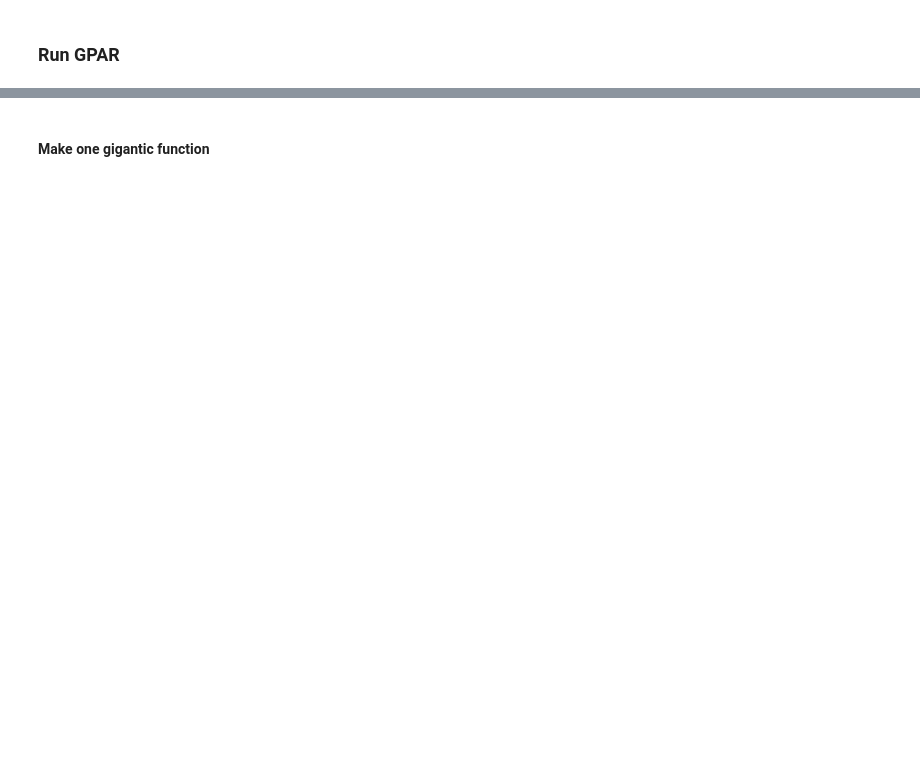
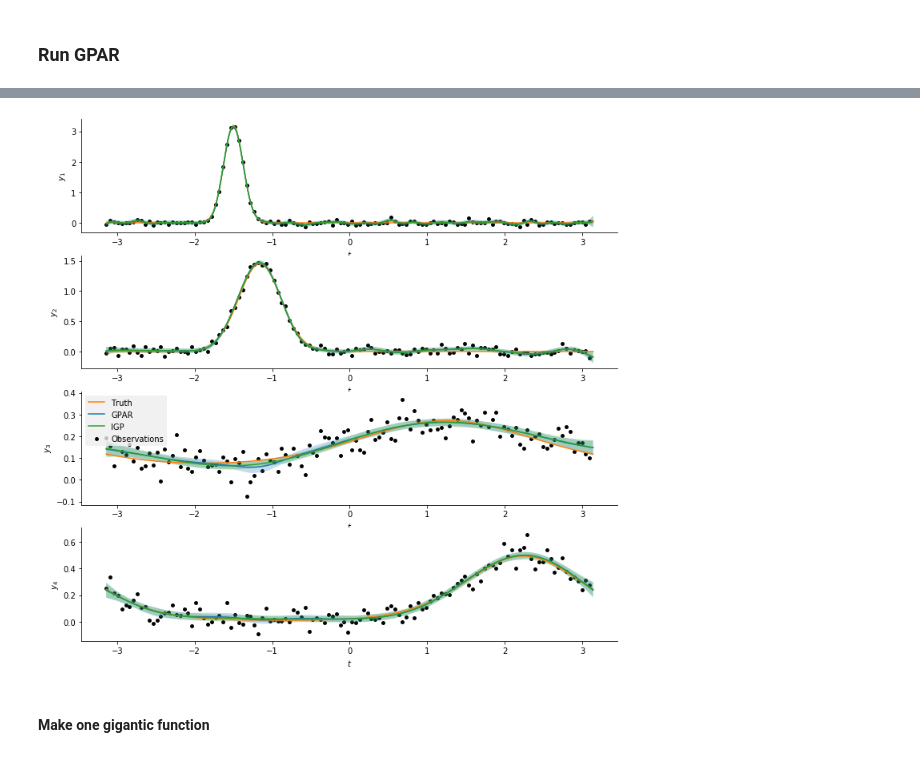
Before and after one commit to jdjmoon/TRF, a Jupyter notebook: Example/GPAR.ipynb, the cells around one changed output, grey strips where cells are left out. Drawn from its saved outputs; the diff is of its cells as text; code cells hidden in the pictures; blank space fills up the shorter version.

```diff
--- a/Example/GPAR.ipynb
+++ b/Example/GPAR.ipynb
@@ -181,5 +181,4 @@ def kldiver2(samplepdf, observationpdf):
 # %%
-df = pd.read_csv("/home/idies/workspace/Storage/Genius/TRF/FinalData/Data_June17.csv")
+df = pd.read_csv("sample.csv")
 df = df.drop(columns=["Unnamed: 0"])
-df = df.drop(columns=["Unnamed: 0.1"])
 df.head()
@@ -213,6 +219,5 @@ df["endhour"] = convert_end
 # %% [markdown]
 #### Convert time into $-\pi$ to $\pi$
 # %%
-df3 = df[(df["name.s"] == "Sleep")]
-wake = df3["endhour"] * math.pi /12 - math.pi
-sleep = df3["starthour"] * math.pi /12 - math.pi
+wake = df["wakeup"] * math.pi /12 - math.pi
+sleep = df["sleep"] * math.pi /12 - math.pi
@@ -227,3 +224,6 @@ ss = df2[(df2["mealsize.s"] == "smallSnack")]["starthour"] * math.pi /12 - math.
+# %%
+meal1 = df["firstMeal"] * math.pi /12 - math.pi
+meal2 = df["lastMeal"] * math.pi /12 - math.pi
 # %% [markdown]
 #### Fit each of different type
 # %%
@@ -342,0 +249,73 @@ plt.show()
+# %%
+# Create toy data set.
+n = 1000
+x = np.linspace(-math.pi, math.pi, n)
+noise = 0.05
+
+# Draw functions depending on each other in complicated ways.
+# Wake
+f1 = vonmises_density(x,wake_val[0],wake_val[1])
+a1 = vonmises.rvs(wake_val[1],wake_val[0], size = 100)
+# Food
+food_val_a1 = vonmises_pdfit(list(meal1) +list(a1))
+f2 = vonmises_density(x,food_val_a1[0],food_val_a1[1])
+a2 = vonmises.rvs(food_val_a1[1],food_val_a1[0], size = 100)
+
+food_val_a2 = vonmises_pdfit(list(meal2) +list(a2))
+f3 = vonmises_density(x,food_val_a2[0],food_val_a2[1])
+a3 = vonmises.rvs(food_val_a2[1],food_val_a2[0], size = 100)
+
+# Sleep
+sleep_val_b = vonmises_pdfit(list(sleep) + list(a3))
+f4 = vonmises_density(x,sleep_val_b[0],sleep_val_b[1])
+
+f = np.stack((f1, f2, f3, f4), axis=0).T
+
+# Add noise and subsample.
+y = f + noise * np.random.randn(n, 4)
+x_obs, y_obs = x[::8], y[::8]
+
+# Fit and predict GPAR.
+model = GPARRegressor(scale=0.1,
+                      linear=False, #linear_scale=10.,
+                      nonlinear=True, nonlinear_scale=1,
+                      noise=0.05,
+                      impute=True, replace=True, normalise_y=False)
+model.fit(x_obs, y_obs)
+means, lowers, uppers = \
+    model.predict(x, num_samples=200, credible_bounds=True, latent=True)
+
+# Fit and predict independent GPs: set markov=0.
+igp = GPARRegressor(scale=0.1,
+                    linear=False, #linear_scale=10.,
+                    nonlinear=True, nonlinear_scale=1,
+                    noise=0.05, markov=0, normalise_y=False)
+igp.fit(x_obs, y_obs)
+igp_means, igp_lowers, igp_uppers = \
+    igp.predict(x, num_samples=200, credible_bounds=True, latent=True)
+
+# Plot the result.
+plt.figure(figsize=(12, 12))
+
+for i in range(4):
+    ax = plt.subplot(4, 1, i + 1)
+    ax.spines['right'].set_visible(False)
+    ax.spines['top'].set_visible(False)
+    ax.yaxis.set_ticks_position('left')
+    ax.xaxis.set_ticks_position('bottom')
+    plt.scatter(x_obs, y_obs[:, i], label='Observations', c='black', s=15)
+    plt.plot(x, f[:, i], label='Truth', c='tab:orange')
+    plt.plot(x, means[:, i], label='GPAR', c='tab:blue')
+    plt.fill_between(x, lowers[:, i], uppers[:, i],
+                     facecolor='tab:blue', alpha=.25)
+    plt.plot(x, igp_means[:, i], label='IGP', c='tab:green')
+    plt.fill_between(x, igp_lowers[:, i], igp_uppers[:, i],
+                     facecolor='tab:green', alpha=.25)
+    plt.xlabel('$t$')
+    plt.ylabel('$y_{}$'.format(i + 1))
+    if i == 2:
+        leg = plt.legend(facecolor='#eeeeee')
+        leg.get_frame().set_linewidth(0)
+
+plt.show()
+# %% [output]
@@ -343,3 +326,4 @@ plt.show()
+[figure, added]
 # %% [markdown]
 #### Make one gigantic function
 # %%
```
Also changed, not shown: parts of 24 cells of this notebook, 7 other files.
